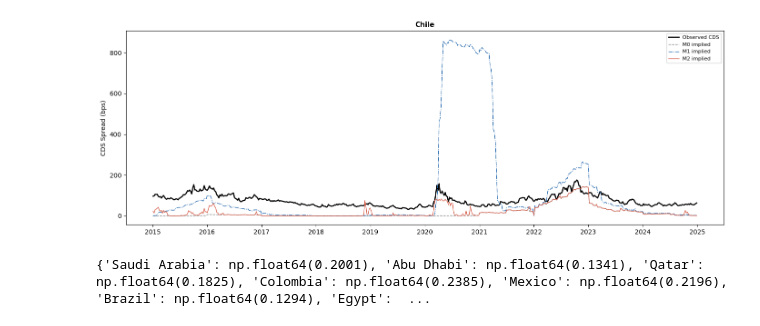
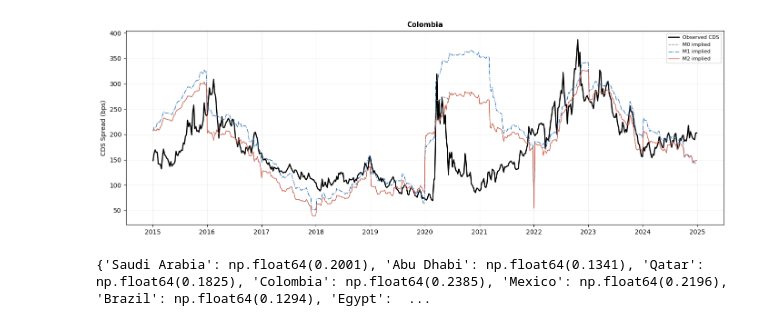
Before and after one commit to juanfp02/commodities_and_sovereigns, a Jupyter notebook: Chapter_02/CCA_results.ipynb, the cells around one changed output. Cells and saved outputs as stored; diff of their text form; code cells hidden in the pictures.

```diff
--- a/Chapter_02/CCA_results.ipynb
+++ b/Chapter_02/CCA_results.ipynb
@@ -97,0 +116,5 @@ Saudi Arabia        0.4044  2.0984  2.4638  1.7794  Exporter
+# %%
+for model in ['M0', 'M1', 'M2']:
+    below_one = (panel[f'DD_{model}'] < 1).sum()
+    at_zero   = (panel[f'DD_{model}'] <= 0).sum()
+    print(f"{model}: DD < 1: {below_one}, DD <= 0: {at_zero}")
@@ -98,28 +325,45 @@ Saudi Arabia        0.4044  2.0984  2.4638  1.7794  Exporter
 # %%
-# Cell 3: Plot observed vs model-implied CDS
-def plot_cds_comparison(country, figsize=(14, 5)):
+def plot_dd_comparison(country, figsize=(14, 5)):
     fig, ax = plt.subplots(figsize=figsize)
 
-    cdf = cds_df[cds_df[COUNTRY_COL] == country].sort_values(DATE_COL)
+    d = panel[panel[COUNTRY_COL] == country].sort_values(DATE_COL)
 
-    ax.plot(cdf[DATE_COL], cdf['CDS_observed'],
+    for model_name in ['M0', 'M1', 'M2']:
+        ax.plot(d[DATE_COL], d[f'DD_{model_name}'],
+                linestyle={'M0': '--', 'M1': '-.', 'M2': '-'}[model_name],
+                color={'M0': '#888888', 'M1': '#2166ac', 'M2': '#d6604d'}[model_name],
+                linewidth=1.0, label=f'{model_name} DD')
+
+    ax.set_title(country, fontsize=11, fontweight='bold')
+    ax.set_ylabel('Distance to Distress')
+    ax.legend(fontsize=8)
+    ax.grid(True, alpha=0.2)
+    plt.tight_layout()
+    plt.show()
+
+def plot_cds_comparison(country, figsize=(14, 5)):
+    d = panel[panel[COUNTRY_COL] == country].sort_values(DATE_COL)
+
+    fig, ax = plt.subplots(figsize=figsize)
+
+    ax.plot(d[DATE_COL], d[CDS_COL],
             color='black', linewidth=1.8, label='Observed CDS')
 
-    for model_name in ['M0', 'M1', 'M2']:
-        ax.plot(cdf[DATE_COL], cdf[f'CDS_{model_name}'],
-                linestyle={'M0': '--', 'M1': '-.', 'M2': '-'}[model_name],
-                color={'M0': '#888888', 'M1': '#2166ac', 'M2': '#d6604d'}[model_name],
-                linewidth=1.0, label=f'{model_name} implied')
+    styles = {'M0': ('--', '#888888'), 'M1': ('-.', '#2166ac'), 'M2': ('-', '#d6604d')}
+    for model, (ls, color) in styles.items():
+        ax.plot(d[DATE_COL], d[f'CDS_{model}'],
+                linestyle=ls, color=color, linewidth=1.0, label=f'{model} implied')
 
     ax.set_title(country, fontsize=11, fontweight='bold')
     ax.set_ylabel('CDS Spread (bps)')
     ax.legend(fontsize=8)
+    ax.grid(True, alpha=0.2)
     plt.tight_layout()
     plt.show()
 # %%
-plot_cds_comparison('Chile')
+plot_cds_comparison('Colombia')
 # %% [output]
-[figure, old version]
+[figure, new version]
 # %%
 cds_df.to_csv('../output/results/cds_comparison.csv', index=False)
 # %%
```
Also changed, not shown: parts of 7 cells of this notebook, 7 other files.
